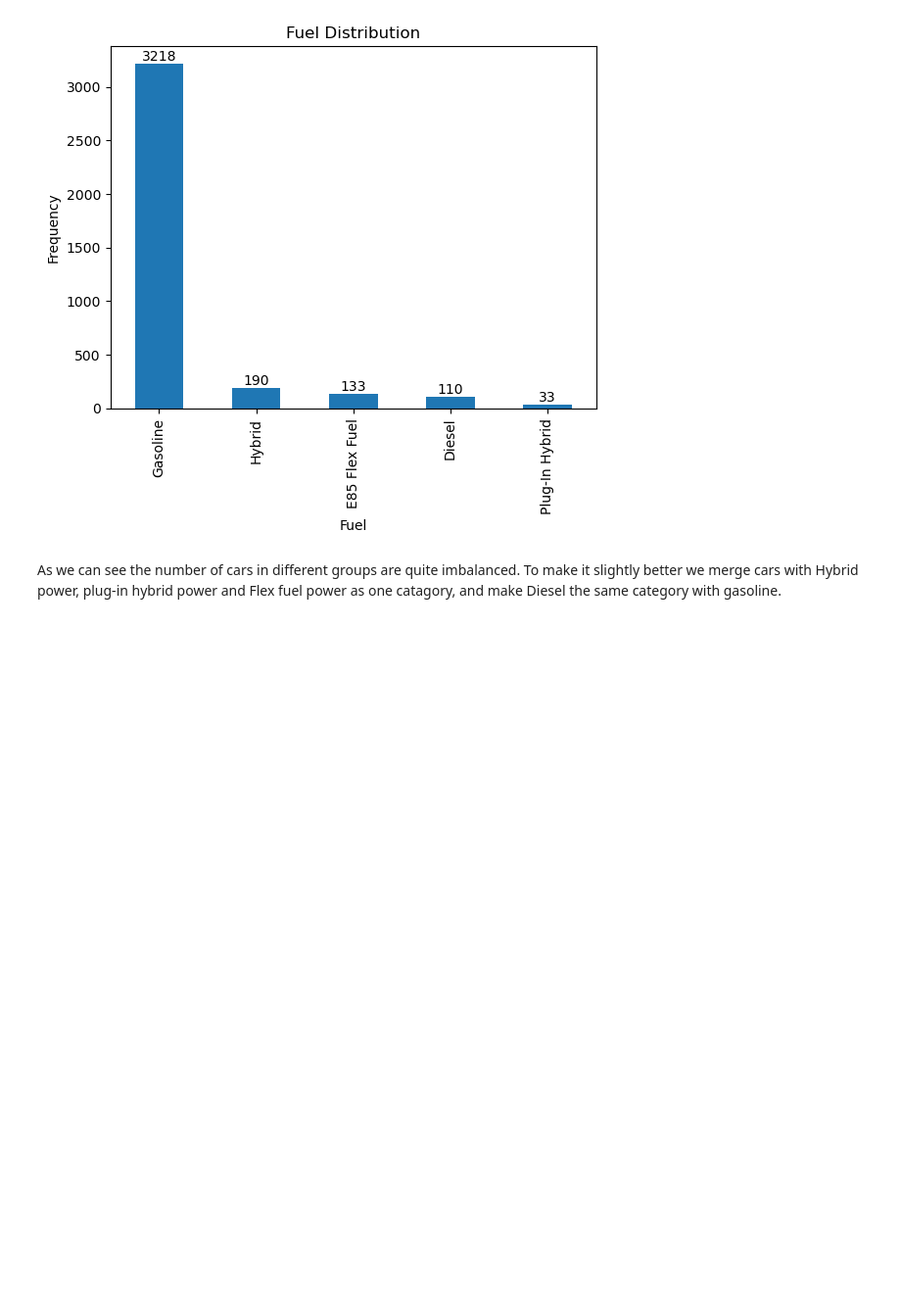
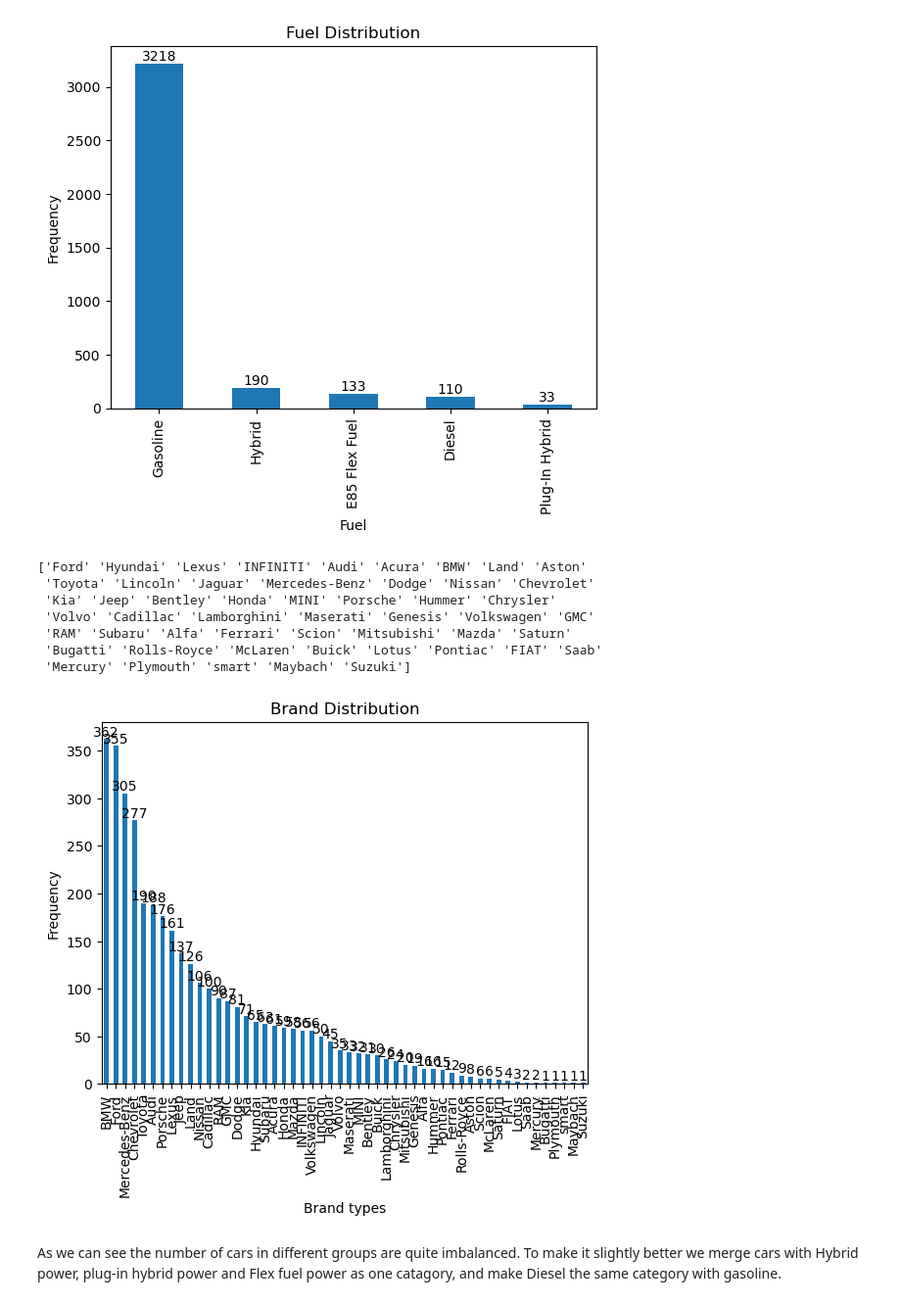
Before and after one commit to JustinTrenchcoat/Bayesian_Stat_2026, a Jupyter notebook: EDA.ipynb, the cells around one changed output. Shown at 98% size. Saved outputs shown, nothing was run; the diff lists cells and outputs as text; code cells hidden in the pictures; blank space fills up the shorter version.

```diff
--- a/EDA.ipynb
+++ b/EDA.ipynb
@@ -7,10 +28,11 @@ df = pd.read_csv('data/used_cars.csv')
 # %%
 # data cleaning
-df = df[['model_year', 'milage', 'fuel_type',"accident", "price"]].dropna()
+# wo got rid of engine types, transmission, external color, internal color, clean title, model
+df = df[['model_year', 'milage', 'fuel_type',"accident", "price", "brand"]].dropna()
 df_new = df[~df['fuel_type'].isin(["not supported", "–"])].copy(deep=True)
 # df_new['price'] = df_new['price'].str.replace(r'[$,]', '', regex=True).astype(float)
 df_new['price'] = np.log(df_new['price'].str.replace(r'[$,]', '', regex=True).astype(float))
-df_new['milage'] = (
+df_new['mileage'] = (
     df_new['milage']
     .str.replace(r'[^\d]', '', regex=True)  # keep only digits
     .astype(float)
@@ -47,6 +76,27 @@ plt.show()
 ['E85 Flex Fuel', 'Gasoline', 'Hybrid', 'Diesel', 'Plug-In Hybrid']
 Categories (5, object): ['Diesel', 'E85 Flex Fuel', 'Gasoline', 'Hybrid', 'Plug-In Hybrid']
 [figure]
+# %%
+print(df_new['brand'].unique())
+counts = df_new["brand"].value_counts()
+
+ax = counts.plot(kind='bar')
+for i, v in enumerate(counts):
+    ax.text(i, v, str(v), ha='center', va='bottom')
+
+plt.title('Brand Distribution')
+plt.xlabel('Brand types')
+plt.ylabel('Frequency')
+plt.show()
+# %% [output]
+['Ford' 'Hyundai' 'Lexus' 'INFINITI' 'Audi' 'Acura' 'BMW' 'Land' 'Aston'
+ 'Toyota' 'Lincoln' 'Jaguar' 'Mercedes-Benz' 'Dodge' 'Nissan' 'Chevrolet'
+ 'Kia' 'Jeep' 'Bentley' 'Honda' 'MINI' 'Porsche' 'Hummer' 'Chrysler'
+ 'Volvo' 'Cadillac' 'Lamborghini' 'Maserati' 'Genesis' 'Volkswagen' 'GMC'
+ 'RAM' 'Subaru' 'Alfa' 'Ferrari' 'Scion' 'Mitsubishi' 'Mazda' 'Saturn'
+ 'Bugatti' 'Rolls-Royce' 'McLaren' 'Buick' 'Lotus' 'Pontiac' 'FIAT' 'Saab'
+ 'Mercury' 'Plymouth' 'smart' 'Maybach' 'Suzuki']
+[figure, added]
 # %% [markdown]
 As we can see the number of cars in different groups are quite imbalanced. To make it slightly better we merge cars with Hybrid power, plug-in hybrid power and Flex fuel power as one catagory, and make Diesel the same category with gasoline.
 # %%
```
Also changed, not shown: parts of 7 cells of this notebook, 2 other files.
